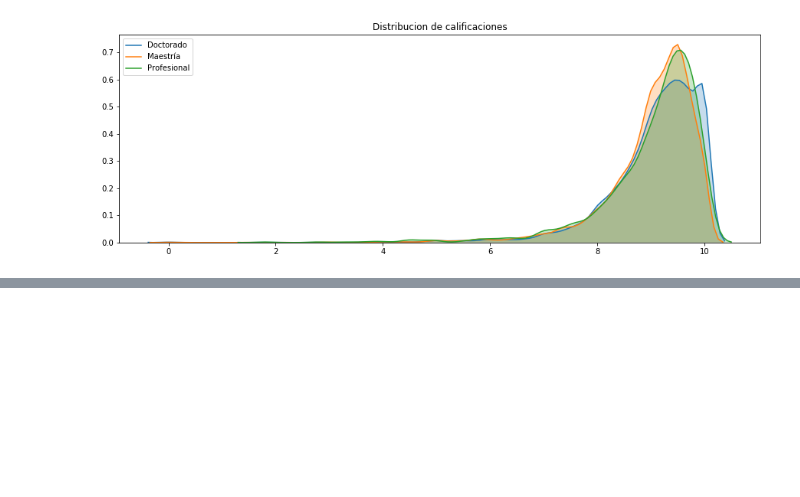
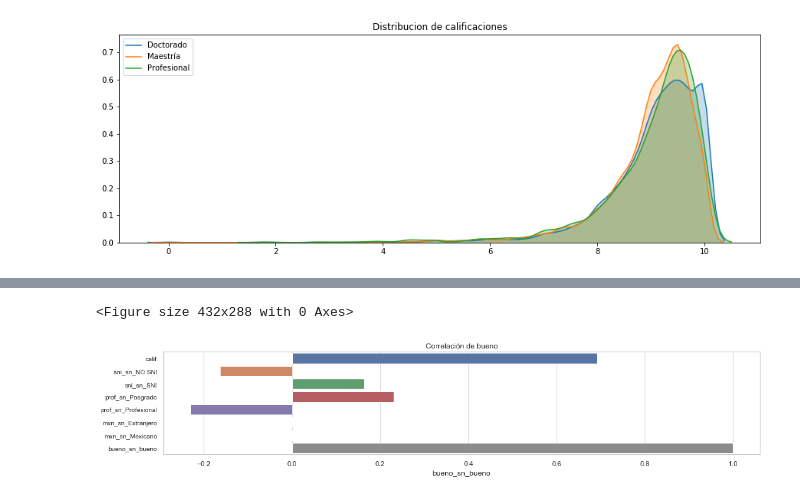
Before and after one commit to luissedas/da-project, a Jupyter notebook: Data Analytics - Final Project.ipynb, the cells around one changed output, grey strips where cells are left out. Cells and saved outputs as stored; diff of their text form; code cells hidden in the pictures; blank space fills up the shorter version.

```diff
--- a/Data Analytics - Final Project.ipynb
+++ b/Data Analytics - Final Project.ipynb
@@ -283,0 +272,21 @@ nan : nan
+# %%
+def correlations_barplot(y_index,values_cor,title):
+    sns.set(style="whitegrid")
+    plt.clf()
+    fig, ax = plt.subplots(figsize=(17,3))
+    sns.barplot(y = y_index, x = values_cor, orient='h')
+    plt.title(title)
+    plt.yticks(fontsize=10)
+    plt.show
+# %%
+# Barplot de correlaciones de variables económicas contra la cantidad de cajeros a 300m
+cor_temp = pd.get_dummies(data_mty[['sni_sn','prof_sn','mxn_sn','calif','bueno_sn']]).drop(['bueno_sn_malo'],axis=1).corr()
+title = 'Correlación de bueno'
+
+y_index = cor_temp.index
+values_cor = cor_temp['bueno_sn_bueno']
+
+correlations_barplot(y_index,values_cor,title)
+# %% [output]
+<Figure size 432x288 with 0 Axes>
+[figure, added]
```
Also changed, not shown: parts of 31 cells of this notebook.
